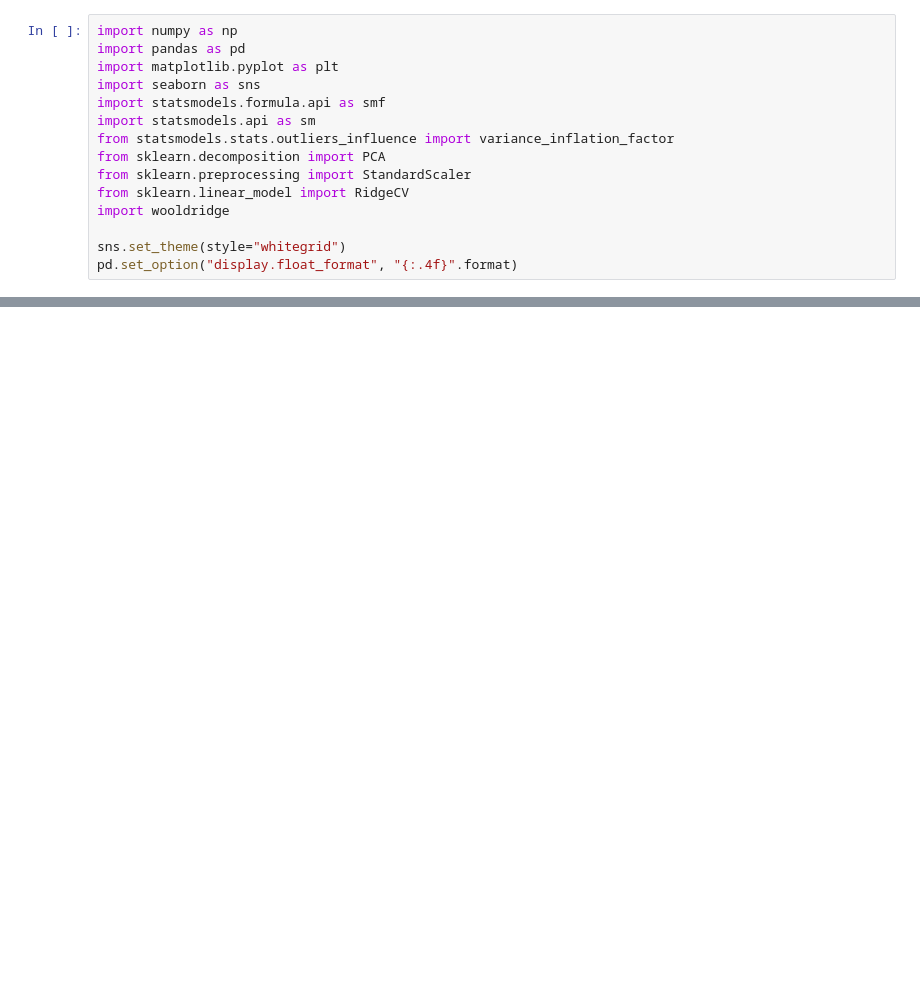
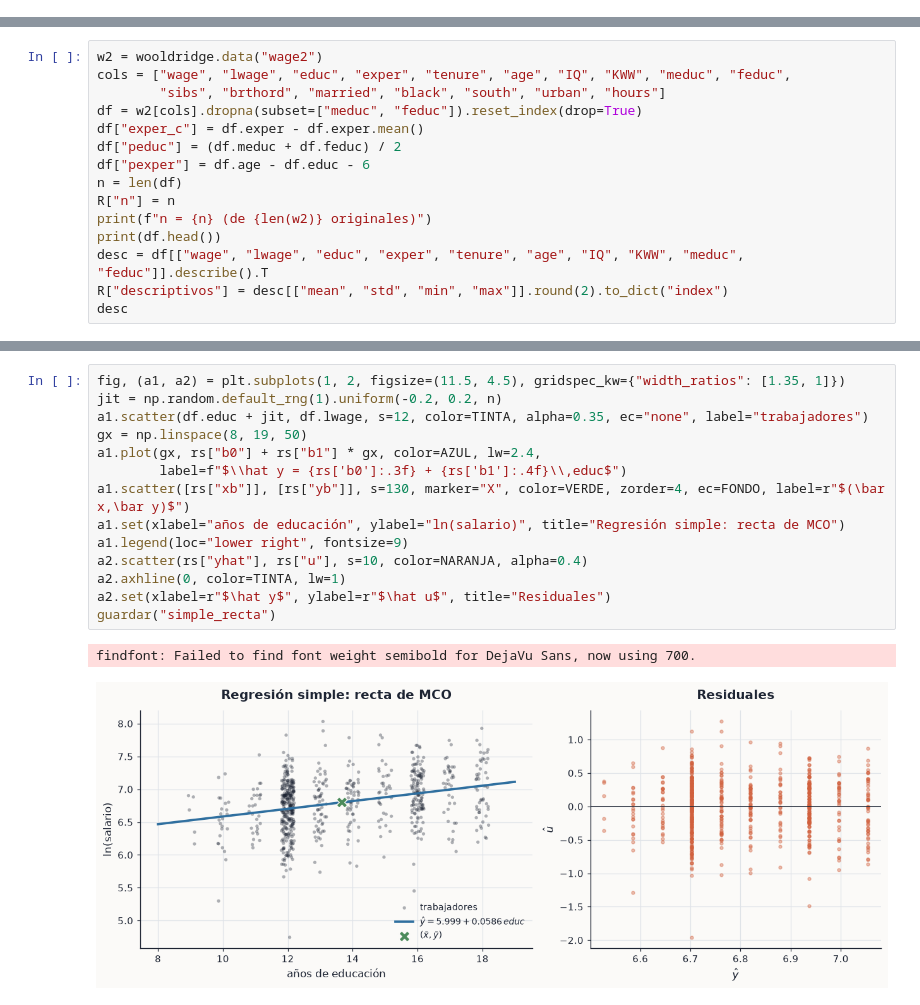
Before and after one commit to ximeelaraa/mincer-multicolinealidad, a Jupyter notebook: multicolinealidad_mincer.ipynb, the cells around one changed output, grey strips where cells are left out. Drawn from its saved outputs; the diff is of its cells as text; blank space fills up the shorter version.

```diff
--- a/multicolinealidad_mincer.ipynb
+++ b/multicolinealidad_mincer.ipynb
@@ -13,15 +0,0 @@ $$\ln(w_i) = \beta_0 + \beta_1\, educ_i + \beta_2\, exper_i + \beta_3\, exper_i^
-# %%
-import numpy as np
-import pandas as pd
-import matplotlib.pyplot as plt
-import seaborn as sns
-import statsmodels.formula.api as smf
-import statsmodels.api as sm
-from statsmodels.stats.outliers_influence import variance_inflation_factor
-from sklearn.decomposition import PCA
-from sklearn.preprocessing import StandardScaler
-from sklearn.linear_model import RidgeCV
-import wooldridge
-
-sns.set_theme(style="whitegrid")
-pd.set_option("display.float_format", "{:.4f}".format)
@@ -544,0 +105,15 @@ resumen
+# %%
+w2 = wooldridge.data("wage2")
+cols = ["wage", "lwage", "educ", "exper", "tenure", "age", "IQ", "KWW", "meduc", "feduc",
+        "sibs", "brthord", "married", "black", "south", "urban", "hours"]
+df = w2[cols].dropna(subset=["meduc", "feduc"]).reset_index(drop=True)
+df["exper_c"] = df.exper - df.exper.mean()
+df["peduc"] = (df.meduc + df.feduc) / 2
+df["pexper"] = df.age - df.educ - 6
+n = len(df)
+R["n"] = n
+print(f"n = {n} (de {len(w2)} originales)")
+print(df.head())
+desc = df[["wage", "lwage", "educ", "exper", "tenure", "age", "IQ", "KWW", "meduc", "feduc"]].describe().T
+R["descriptivos"] = desc[["mean", "std", "min", "max"]].round(2).to_dict("index")
+desc
@@ -544,0 +213,17 @@ resumen
+# %%
+fig, (a1, a2) = plt.subplots(1, 2, figsize=(11.5, 4.5), gridspec_kw={"width_ratios": [1.35, 1]})
+jit = np.random.default_rng(1).uniform(-0.2, 0.2, n)
+a1.scatter(df.educ + jit, df.lwage, s=12, color=TINTA, alpha=0.35, ec="none", label="trabajadores")
+gx = np.linspace(8, 19, 50)
+a1.plot(gx, rs["b0"] + rs["b1"] * gx, color=AZUL, lw=2.4,
+        label=f"$\\hat y = {rs['b0']:.3f} + {rs['b1']:.4f}\\,educ$")
+a1.scatter([rs["xb"]], [rs["yb"]], s=130, marker="X", color=VERDE, zorder=4, ec=FONDO, label=r"$(\bar x,\bar y)$")
+a1.set(xlabel="años de educación", ylabel="ln(salario)", title="Regresión simple: recta de MCO")
+a1.legend(loc="lower right", fontsize=9)
+a2.scatter(rs["yhat"], rs["u"], s=10, color=NARANJA, alpha=0.4)
+a2.axhline(0, color=TINTA, lw=1)
+a2.set(xlabel=r"$\hat y$", ylabel=r"$\hat u$", title="Residuales")
+guardar("simple_recta")
+# %% [output]
+findfont: Failed to find font weight semibold for DejaVu Sans, now using 700.
+[figure, added]
```
Also changed, not shown: parts of 128 cells of this notebook, 22 other files.
